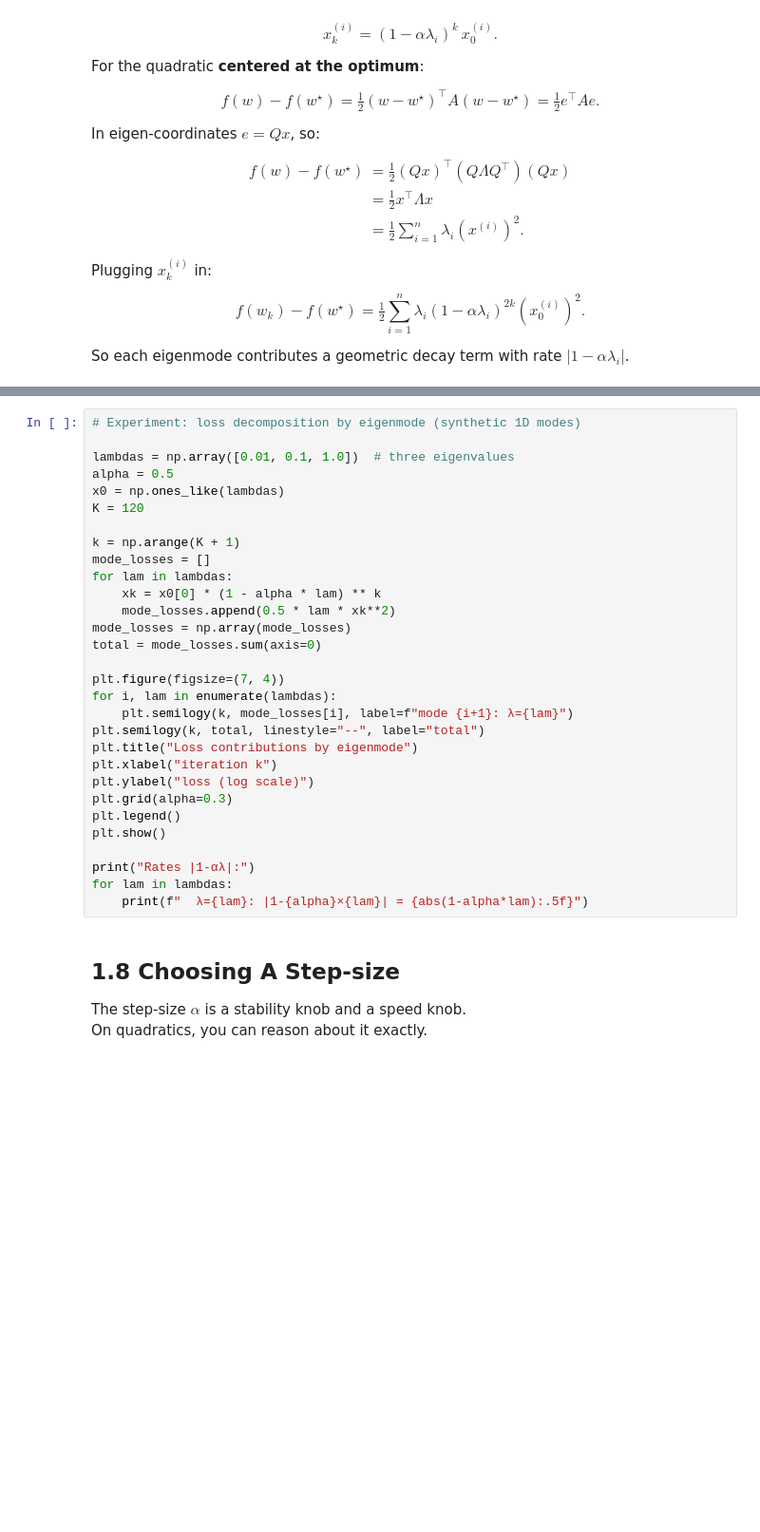
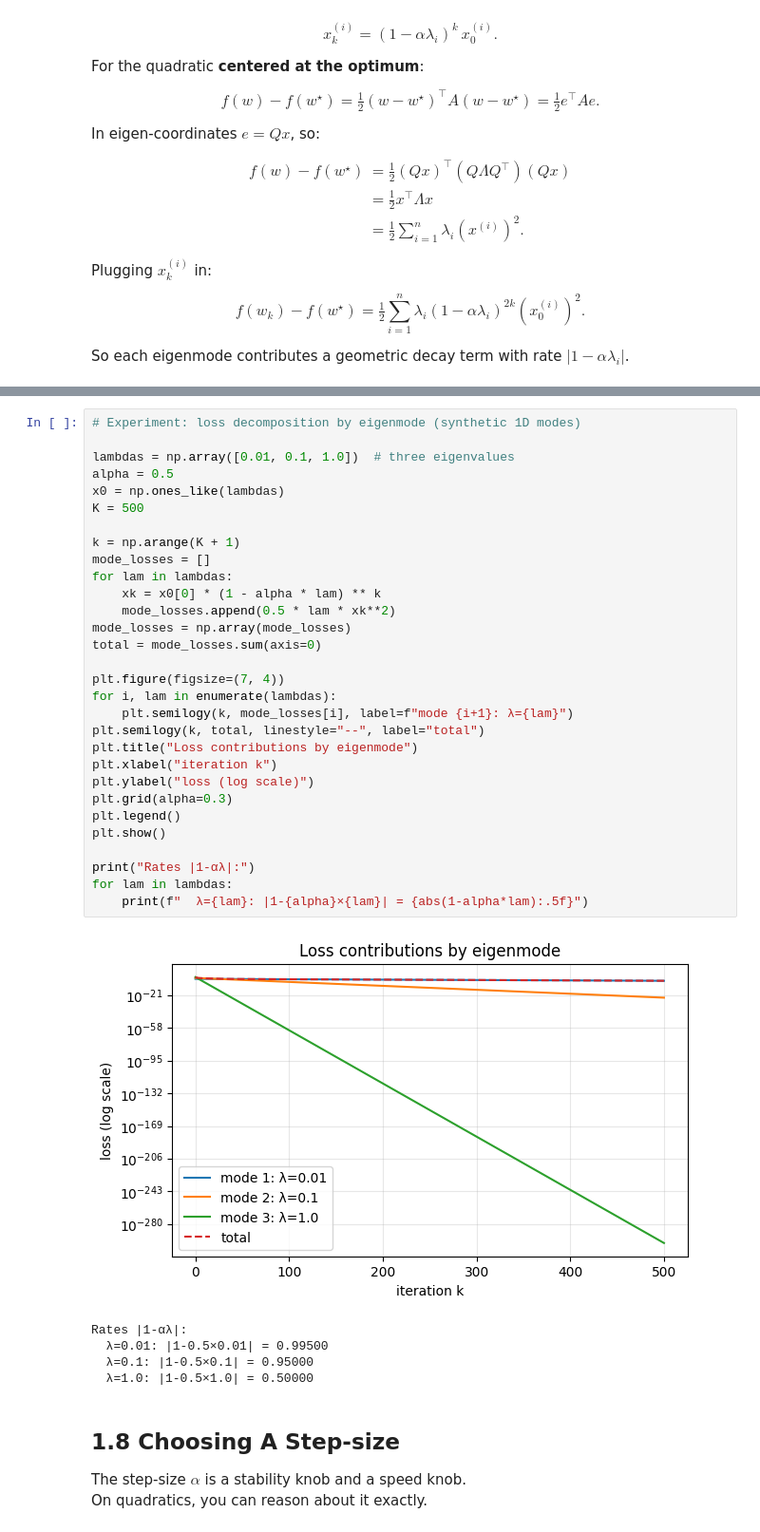
Before and after one commit to vinitvyas09/optimizers, a Jupyter notebook: why_momentum_really_works_deep_internalization.ipynb, the cells around one changed output, grey strips where cells are left out. Shown at 95% size. Cells and saved outputs as stored; diff of their text form; blank space fills up the shorter version.

```diff
--- a/why_momentum_really_works_deep_internalization.ipynb
+++ b/why_momentum_really_works_deep_internalization.ipynb
@@ -611,33 +622,39 @@ So each eigenmode contributes a geometric decay term with rate $|1-\alpha\lambda
 # %%
 # Experiment: loss decomposition by eigenmode (synthetic 1D modes)
 
 lambdas = np.array([0.01, 0.1, 1.0])  # three eigenvalues
 alpha = 0.5
 x0 = np.ones_like(lambdas)
-K = 120
+K = 500
 
 k = np.arange(K + 1)
 mode_losses = []
 for lam in lambdas:
     xk = x0[0] * (1 - alpha * lam) ** k
     mode_losses.append(0.5 * lam * xk**2)
 mode_losses = np.array(mode_losses)
 total = mode_losses.sum(axis=0)
 
 plt.figure(figsize=(7, 4))
 for i, lam in enumerate(lambdas):
     plt.semilogy(k, mode_losses[i], label=f"mode {i+1}: λ={lam}")
 plt.semilogy(k, total, linestyle="--", label="total")
 plt.title("Loss contributions by eigenmode")
 plt.xlabel("iteration k")
 plt.ylabel("loss (log scale)")
 plt.grid(alpha=0.3)
 plt.legend()
 plt.show()
 
 print("Rates |1-αλ|:")
 for lam in lambdas:
     print(f"  λ={lam}: |1-{alpha}×{lam}| = {abs(1-alpha*lam):.5f}")
+# %% [output]
+[figure, added]
+Rates |1-αλ|:
+  λ=0.01: |1-0.5×0.01| = 0.99500
+  λ=0.1: |1-0.5×0.1| = 0.95000
+  λ=1.0: |1-0.5×1.0| = 0.50000
 # %% [markdown]
 ## 1.8 Choosing A Step-size
 
```
Also changed, not shown: parts of 11 cells of this notebook.
